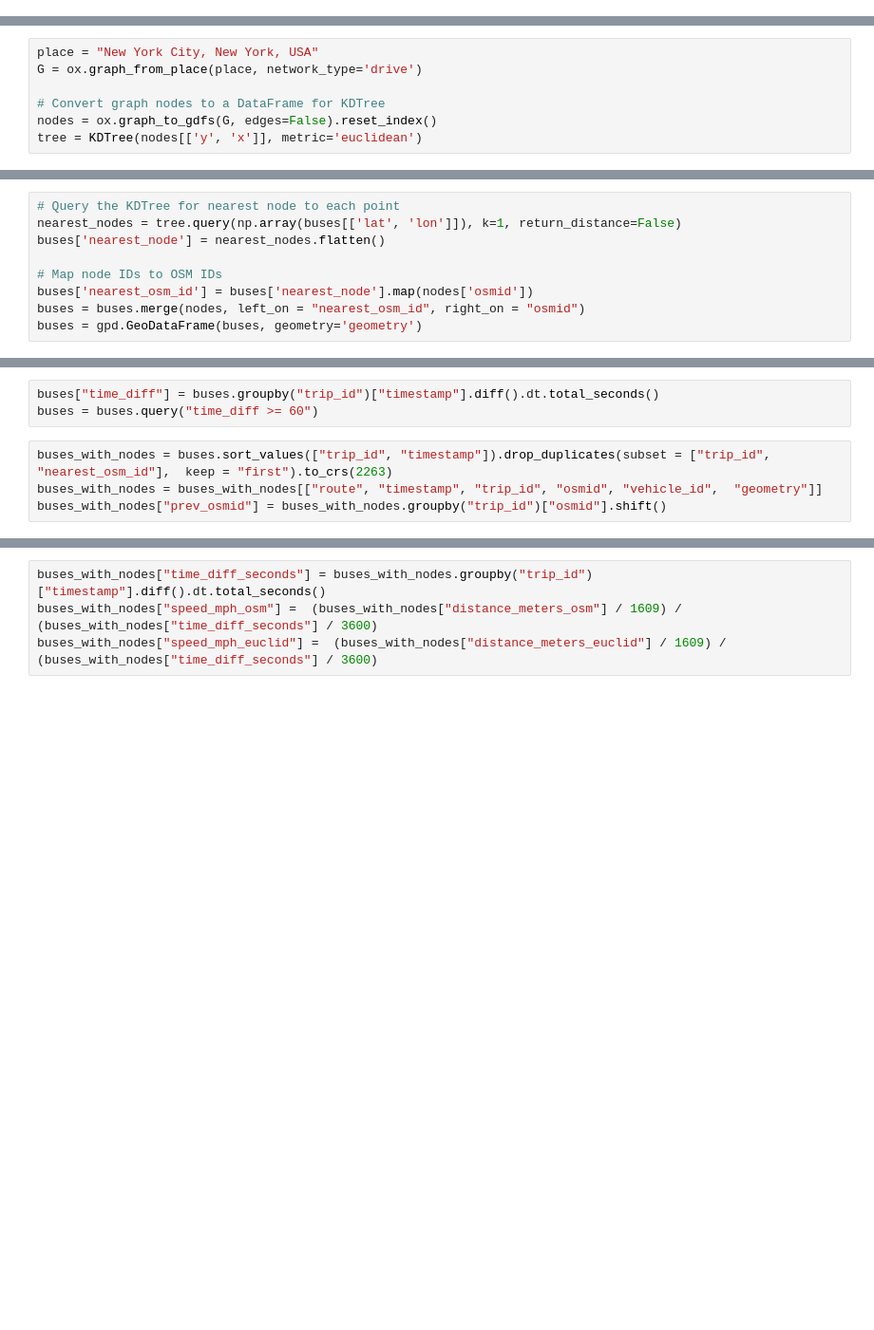
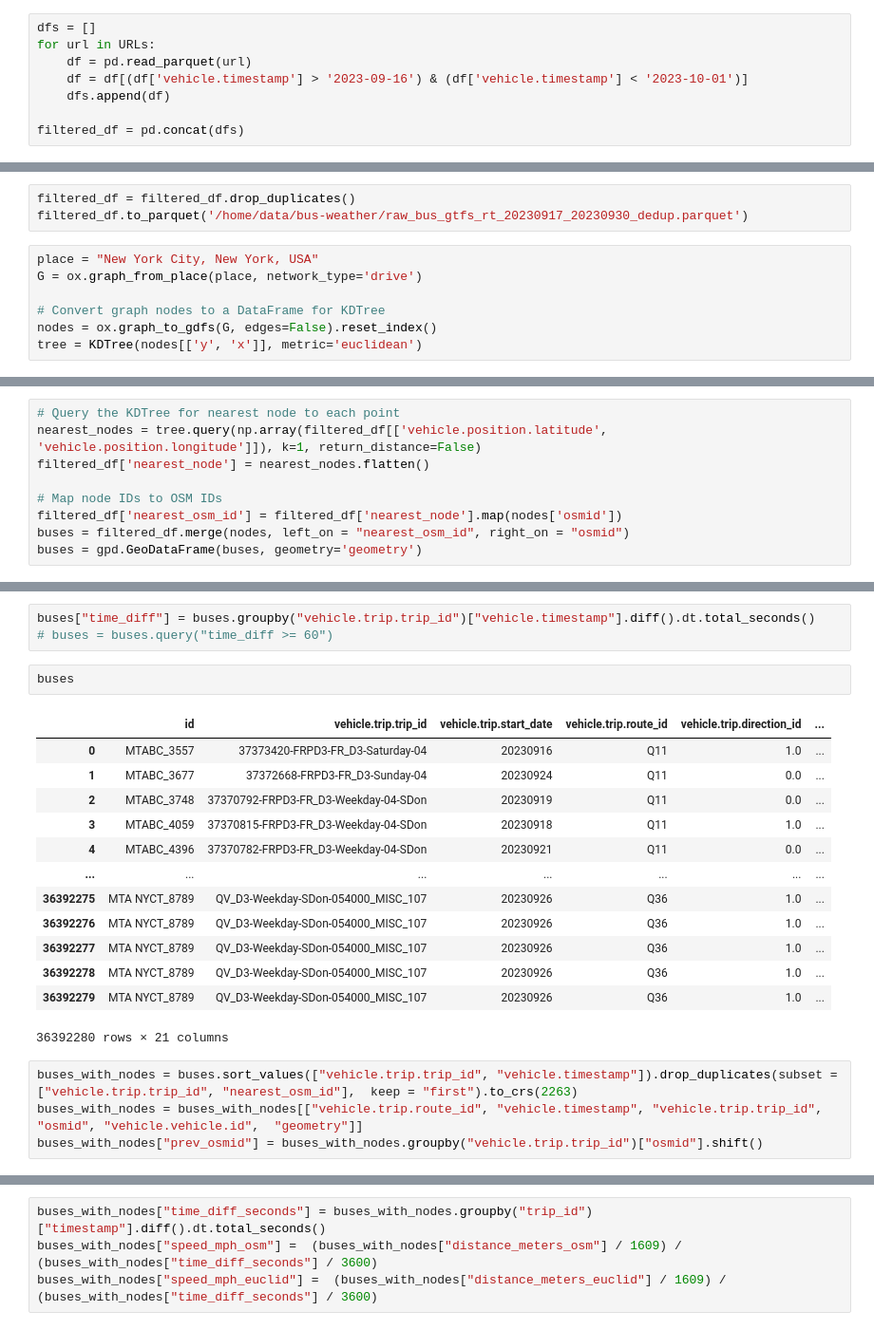
Before and after one commit to Cornell-Tech-Urban-Tech-Hub/gtfs-realtime-performance, a Jupyter notebook: notebooks/bus_day.ipynb, the cells around one changed output, grey strips where cells are left out. Shown: that part at 95% size. Drawn from its saved outputs; the diff is of its cells as text; blank space fills up the shorter version.

Commit message:
school of data

```diff
--- a/notebooks/bus_day.ipynb
+++ b/notebooks/bus_day.ipynb
@@ -31,0 +47,8 @@ Name: count, Length: 257, dtype: int64
+# %%
+dfs = []
+for url in URLs:
+    df = pd.read_parquet(url)
+    df = df[(df['vehicle.timestamp'] > '2023-09-16') & (df['vehicle.timestamp'] < '2023-10-01')]
+    dfs.append(df)
+
+filtered_df = pd.concat(dfs)
@@ -32,3 +67,6 @@ Name: count, Length: 257, dtype: int64
+# %%
+filtered_df = filtered_df.drop_duplicates()
+filtered_df.to_parquet('/home/data/bus-weather/raw_bus_gtfs_rt_20230917_20230930_dedup.parquet')
 # %%
 place = "New York City, New York, USA"
 G = ox.graph_from_place(place, network_type='drive')
@@ -39,9 +86,9 @@ tree = KDTree(nodes[['y', 'x']], metric='euclidean')
 # %%
 # Query the KDTree for nearest node to each point
-nearest_nodes = tree.query(np.array(buses[['lat', 'lon']]), k=1, return_distance=False)
-buses['nearest_node'] = nearest_nodes.flatten()
+nearest_nodes = tree.query(np.array(filtered_df[['vehicle.position.latitude', 'vehicle.position.longitude']]), k=1, return_distance=False)
+filtered_df['nearest_node'] = nearest_nodes.flatten()
 
 # Map node IDs to OSM IDs
-buses['nearest_osm_id'] = buses['nearest_node'].map(nodes['osmid'])
-buses = buses.merge(nodes, left_on = "nearest_osm_id", right_on = "osmid")
+filtered_df['nearest_osm_id'] = filtered_df['nearest_node'].map(nodes['osmid'])
+buses = filtered_df.merge(nodes, left_on = "nearest_osm_id", right_on = "osmid")
 buses = gpd.GeoDataFrame(buses, geometry='geometry')
@@ -48,10 +104,26 @@ buses = gpd.GeoDataFrame(buses, geometry='geometry')
 # %%
-buses["time_diff"] = buses.groupby("trip_id")["timestamp"].diff().dt.total_seconds()
-buses = buses.query("time_diff >= 60")
+buses["time_diff"] = buses.groupby("vehicle.trip.trip_id")["vehicle.timestamp"].diff().dt.total_seconds()
+# buses = buses.query("time_diff >= 60")
+# %%
+buses
+# %% [output]
+|  | id | vehicle.trip.trip_id | vehicle.trip.start_date | vehicle.trip.route_id | vehicle.trip.direction_id | ... |
+| 0 | MTABC_3557 | 37373420-FRPD3-FR_D3-Saturday-04 | 20230916 | Q11 | 1.0 | ... |
+| 1 | MTABC_3677 | 37372668-FRPD3-FR_D3-Sunday-04 | 20230924 | Q11 | 0.0 | ... |
+| 2 | MTABC_3748 | 37370792-FRPD3-FR_D3-Weekday-04-SDon | 20230919 | Q11 | 0.0 | ... |
+| 3 | MTABC_4059 | 37370815-FRPD3-FR_D3-Weekday-04-SDon | 20230918 | Q11 | 1.0 | ... |
+| 4 | MTABC_4396 | 37370782-FRPD3-FR_D3-Weekday-04-SDon | 20230921 | Q11 | 0.0 | ... |
+| ... | ... | ... | ... | ... | ... | ... |
+| 36392275 | MTA NYCT_8789 | QV_D3-Weekday-SDon-054000_MISC_107 | 20230926 | Q36 | 1.0 | ... |
+| 36392276 | MTA NYCT_8789 | QV_D3-Weekday-SDon-054000_MISC_107 | 20230926 | Q36 | 1.0 | ... |
+| 36392277 | MTA NYCT_8789 | QV_D3-Weekday-SDon-054000_MISC_107 | 20230926 | Q36 | 1.0 | ... |
+| 36392278 | MTA NYCT_8789 | QV_D3-Weekday-SDon-054000_MISC_107 | 20230926 | Q36 | 1.0 | ... |
+| 36392279 | MTA NYCT_8789 | QV_D3-Weekday-SDon-054000_MISC_107 | 20230926 | Q36 | 1.0 | ... |
+36392280 rows × 21 columns
 # %%
-buses_with_nodes = buses.sort_values(["trip_id", "timestamp"]).drop_duplicates(subset = ["trip_id", "nearest_osm_id"],  keep = "first").to_crs(2263)
-buses_with_nodes = buses_with_nodes[["route", "timestamp", "trip_id", "osmid", "vehicle_id",  "geometry"]]
-buses_with_nodes["prev_osmid"] = buses_with_nodes.groupby("trip_id")["osmid"].shift()
+buses_with_nodes = buses.sort_values(["vehicle.trip.trip_id", "vehicle.timestamp"]).drop_duplicates(subset = ["vehicle.trip.trip_id", "nearest_osm_id"],  keep = "first").to_crs(2263)
+buses_with_nodes = buses_with_nodes[["vehicle.trip.route_id", "vehicle.timestamp", "vehicle.trip.trip_id", "osmid", "vehicle.vehicle.id",  "geometry"]]
+buses_with_nodes["prev_osmid"] = buses_with_nodes.groupby("vehicle.trip.trip_id")["osmid"].shift()
 # %%
 def compute_distance(row, graph):
     try:
```
Also changed, not shown: parts of 11 cells of this notebook, 3 other files.
